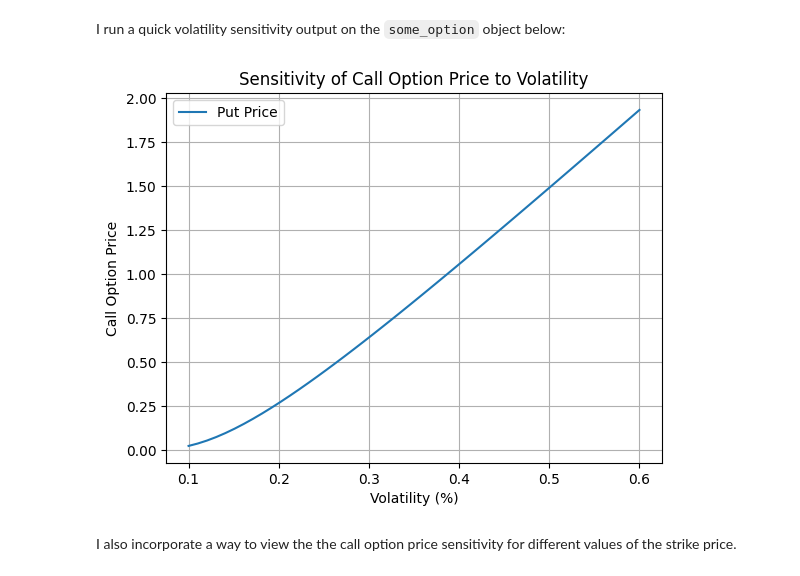
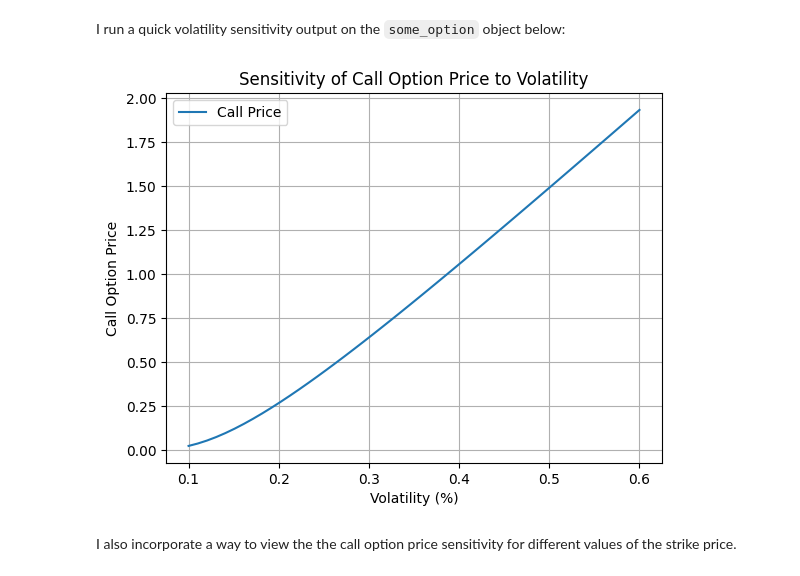
Before and after one commit to zacharywright96/Portfolio-Projects, a Jupyter notebook: BlacksModel.ipynb, the cells around one changed output. Cells and saved outputs as stored; diff of their text form; code cells hidden in the pictures.

```diff
--- a/BlacksModel.ipynb
+++ b/BlacksModel.ipynb
@@ -133,15 +133,15 @@ I run a quick volatility sensitivity output on the `some_option` object below:
 # %%
 vol_range = np.linspace(0.1, 0.6, 50)
 call_prices = [some_option.update_vol(v).get_call_price() for v in vol_range]
-plt.plot(vol_range, call_prices, label="Put Price")
+plt.plot(vol_range, call_prices, label="Call Price")
 plt.xlabel("Volatility (%)")
 plt.ylabel("Call Option Price")
 plt.title("Sensitivity of Call Option Price to Volatility")
 plt.legend()
 plt.grid(True)
 plt.show()
 # %% [output]
-[figure, old version]
+[figure, new version]
 # %% [markdown]
 I also incorporate a way to view the the call option price sensitivity for different values of the strike price.
 # %%
```
